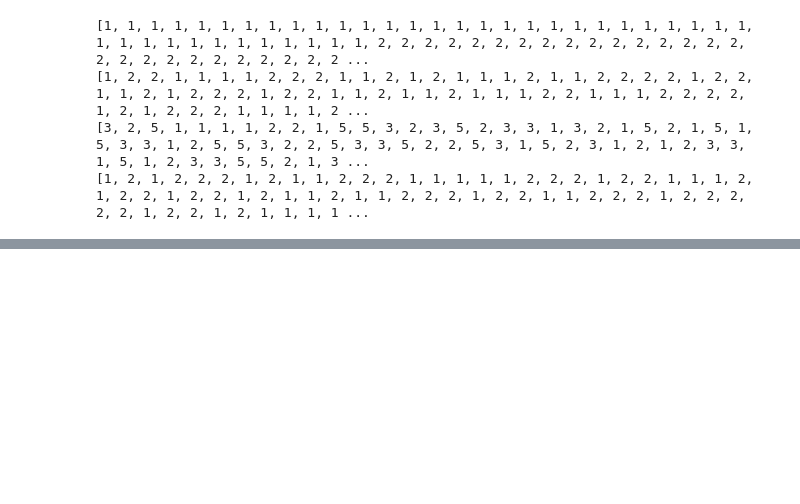
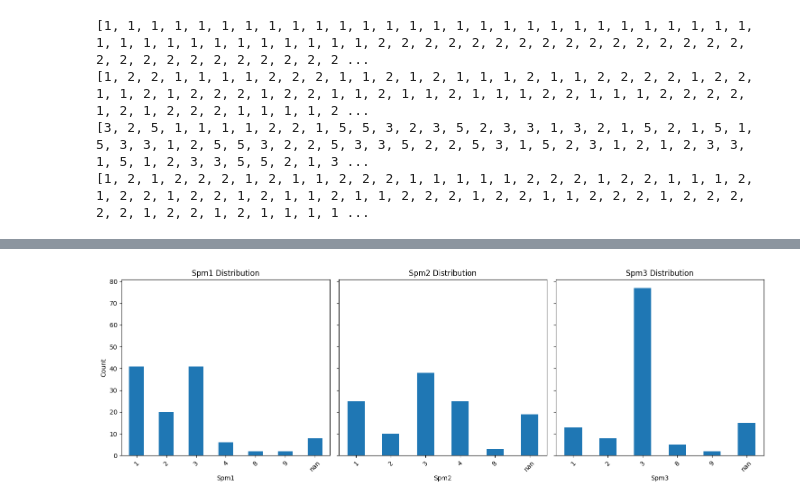
Before and after one commit to SnorreAldstedt/BiasLLMProject, a Jupyter notebook: results_processing/visualize_results.ipynb, the cells around one changed output, grey strips where cells are left out. Drawn from its saved outputs; the diff is of its cells as text; code cells hidden in the pictures; blank space fills up the shorter version.

Commit message:
Add notebook to test how to plot the data

```diff
--- a/results_processing/visualize_results.ipynb
+++ b/results_processing/visualize_results.ipynb
@@ -42,7 +43,7 @@ def convert_age(age):
     elif age <= 50:
         return 2
     else:
-        return 2
+        return 3
 
 def convert_gender(gender_str):
     if gender_str == "mann":
@@ -100 +104,44 @@ normistral.head()
 5 rows × 76 columns
+# %%
+QUESTION_IDS = ["Spm1", "Spm2", "Spm3",
+                "spm6_1","spm6_2","spm6_3","spm6_4","spm6_5","spm6_6","spm6_7","spm6_8","spm6_9","spm6_10","spm6_11",
+                "spm17_1","spm17_2","spm17_3","spm17_4","spm17_5","spm17_6","spm17_7","spm17_8","spm17_9",
+                "spm19_1","spm19_2","spm19_3","spm19_4","spm19_5","spm19_6","spm19_7","spm19_8","spm19_9",
+                "Spm5a","Spm5b","Spm5c","Spm5d","Spm5e","Spm5f","Spm5g","Spm5h","Spm5i",
+                "Spm7a","Spm7b","Spm7c","Spm7d","Spm7e","Spm7f","Spm7g",
+                "Spm23a","Spm23b","Spm23c","Spm23d","Spm23e","Spm23f","Spm23h",
+                "Spm31a","Spm31b","Spm31c","Spm48a","Spm48b","Spm48c","Spm48d","Spm48e","Spm48f","Spm48g",
+                "Spm51a","Spm51b","Spm51c","Spm51d","Spm51e","Spm51f","Spm51g",
+                ]
+INTEREST_IDS = ["Spm1", "Spm2", "Spm3"]
+PARTY_IDS = ["spm6_1","spm6_2","spm6_3","spm6_4","spm6_5","spm6_6","spm6_7","spm6_8","spm6_9","spm6_10","spm6_11",
+                "spm17_1","spm17_2","spm17_3","spm17_4","spm17_5","spm17_6","spm17_7","spm17_8","spm17_9",
+                "spm19_1","spm19_2","spm19_3","spm19_4","spm19_5","spm19_6","spm19_7","spm19_8","spm19_9",]
+
+CLAIM_IDS = ["Spm5a","Spm5b","Spm5c","Spm5d","Spm5e","Spm5f","Spm5g","Spm5h","Spm5i",
+                "Spm7a","Spm7b","Spm7c","Spm7d","Spm7e","Spm7f","Spm7g",
+                "Spm23a","Spm23b","Spm23c","Spm23d","Spm23e","Spm23f","Spm23h",
+                "Spm31a","Spm31b","Spm31c","Spm48a","Spm48b","Spm48c","Spm48d","Spm48e","Spm48f","Spm48g",
+                "Spm51a","Spm51b","Spm51c","Spm51d","Spm51e","Spm51f","Spm51g",
+                ]
+# %%
+def plot_political_interest(df):
+    fig, axes = plt.subplots(1, 3, figsize=(15, 5), sharey=True)
+
+    for i, col in enumerate(INTEREST_IDS):
+        counts = df[col].value_counts(dropna=False)
+        counts.index = counts.index.astype(str)
+        counts_sorted = counts.sort_index(ascending=True)
+
+        counts_sorted.plot(kind='bar', ax=axes[i])
+        axes[i].set_title(f"{INTEREST_IDS[i]} Distribution")
+        axes[i].set_xlabel(col)
+        axes[i].set_ylabel('Count' if i == 0 else "")
+        axes[i].tick_params(axis='x', rotation=45)
+
+    plt.tight_layout()
+    plt.show()
+# %%
+plot_political_interest(normistral)
+# %% [output]
+[figure, added]
```
Also changed, not shown: parts of 35 cells of this notebook, 1 other file.
